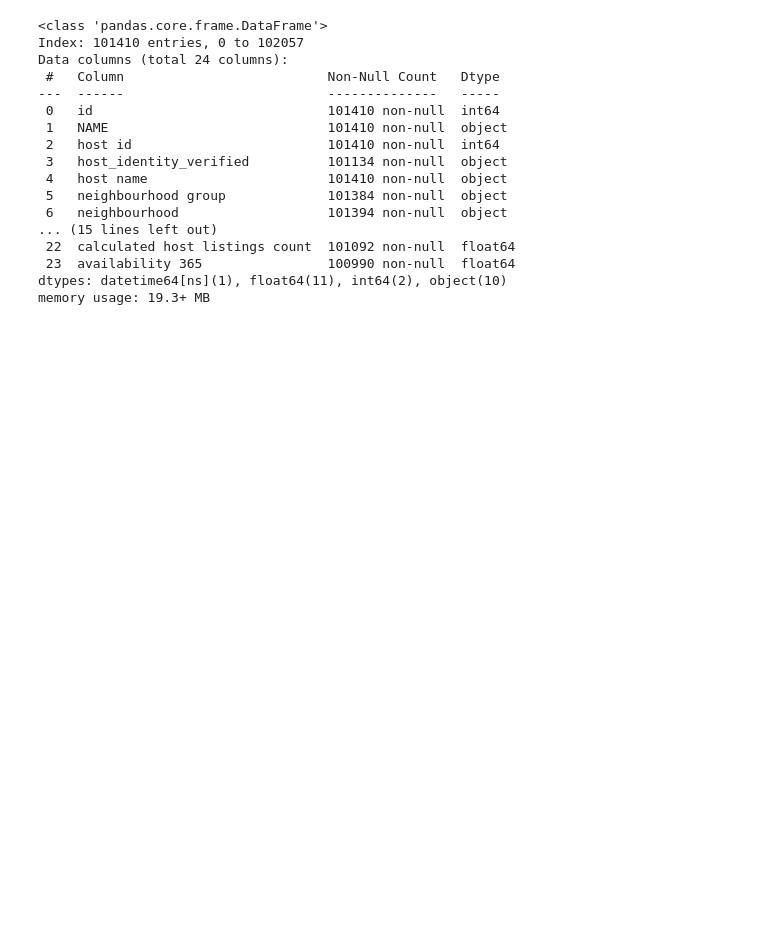
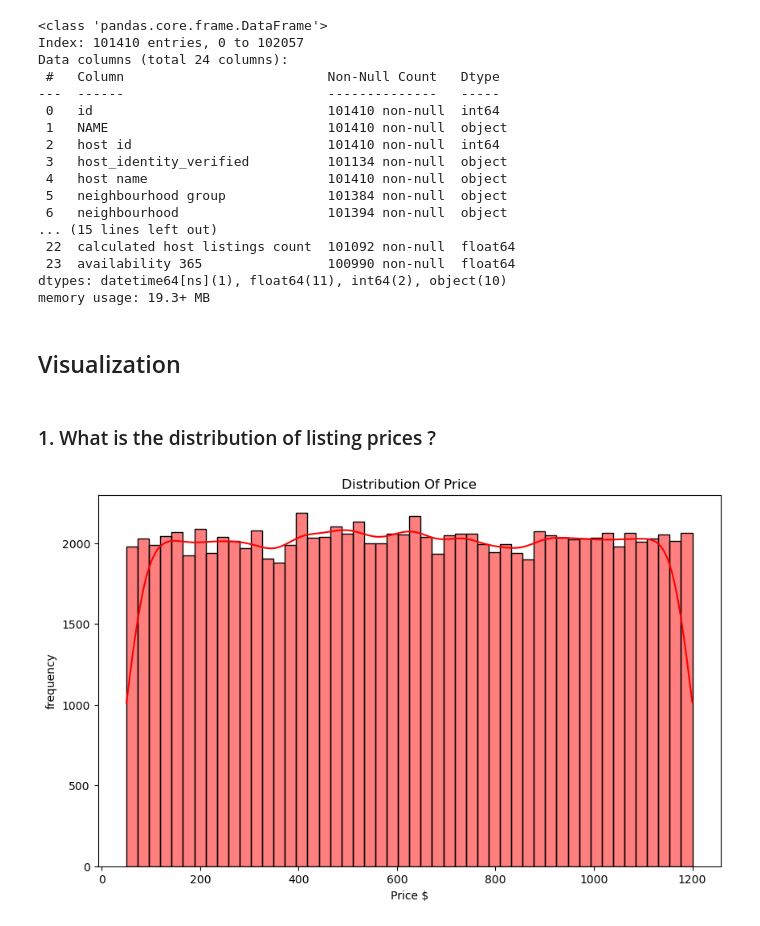
Before and after one commit to ShubhamKD29/Data-Science-Projects, a Jupyter notebook: Airbnb Data Analysis/main.ipynb, the cells around one changed output. Cells and saved outputs as stored; diff of their text form; code cells hidden in the pictures; blank space fills up the shorter version.

Commit message:
Complete VISUALIZATION

```diff
--- a/Airbnb Data Analysis/main.ipynb
+++ b/Airbnb Data Analysis/main.ipynb
@@ -156,3 +160,16 @@ Data columns (total 24 columns):
  23  availability 365                100990 non-null  float64
 dtypes: datetime64[ns](1), float64(11), int64(2), object(10)
 memory usage: 19.3+ MB
+# %% [markdown]
+## Visualization
+# %% [markdown]
+### 1. What is the distribution of listing prices ?
+# %%
+plt.figure(figsize=(10, 6))
+sns.histplot(data=df, x='price', bins=50, color='red', kde=True)
+plt.xlabel('Price $')
+plt.ylabel('frequency')
+plt.title('Distribution Of Price')
+plt.show()
+# %% [output]
+[figure, added]
```
Also changed, not shown: parts of 11 cells of this notebook.
